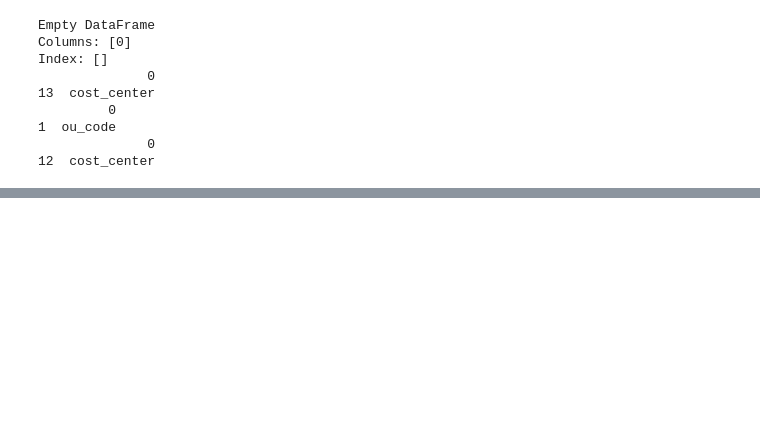
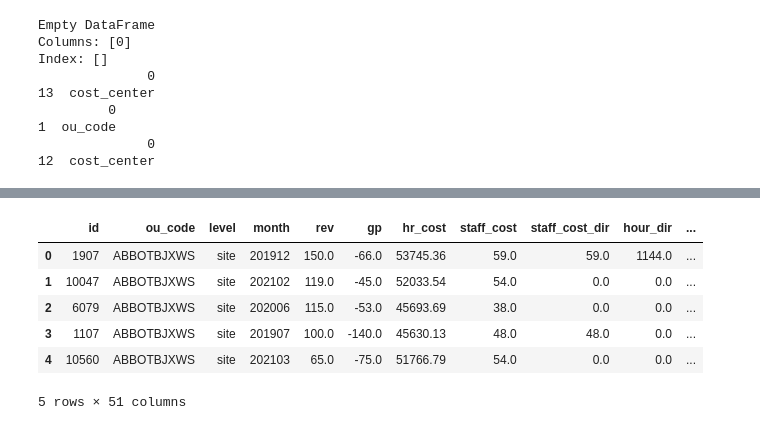
Before and after one commit to fyenne/play8_paint, a Jupyter notebook: profile.ipynb, the cells around one changed output, grey strips where cells are left out. Saved outputs shown, nothing was run; the diff lists cells and outputs as text; code cells hidden in the pictures; blank space fills up the shorter version.

```diff
--- a/profile.ipynb
+++ b/profile.ipynb
@@ -180,3 +173,20 @@ df_sub[df_sub['account_name_en'] == 'ABC']['annual_average_revenue']
+# %%
+"""
+# cost
+"""
+df_cost = df_cost.dropna(axis=1, how = 'all').fillna(0)
+frame = pd.DataFrame(df_cost.sum(axis = 0) == 0)
+df_cost = df_cost.loc[:, frame[frame[0] == False].index.tolist()]
+del frame
+df_cost.head()
+# %% [output]
+|  | id | ou_code | level | month | rev | gp | hr_cost | staff_cost | staff_cost_dir | hour_dir | ... |
+| 0 | 1907 | ABBOTBJXWS | site | 201912 | 150.0 | -66.0 | 53745.36 | 59.0 | 59.0 | 1144.0 | ... |
+| 1 | 10047 | ABBOTBJXWS | site | 202102 | 119.0 | -45.0 | 52033.54 | 54.0 | 0.0 | 0.0 | ... |
+| 2 | 6079 | ABBOTBJXWS | site | 202006 | 115.0 | -53.0 | 45693.69 | 38.0 | 0.0 | 0.0 | ... |
+| 3 | 1107 | ABBOTBJXWS | site | 201907 | 100.0 | -140.0 | 45630.13 | 48.0 | 48.0 | 0.0 | ... |
+| 4 | 10560 | ABBOTBJXWS | site | 202103 | 65.0 | -75.0 | 51766.79 | 54.0 | 0.0 | 0.0 | ... |
+5 rows × 51 columns
 # %%
 min = pd.to_datetime('2018-01-01', format='%Y-%m-%d')
 max = pd.to_datetime('2024-01-01', format='%Y-%m-%d')
```
Also changed, not shown: parts of 12 cells of this notebook.
